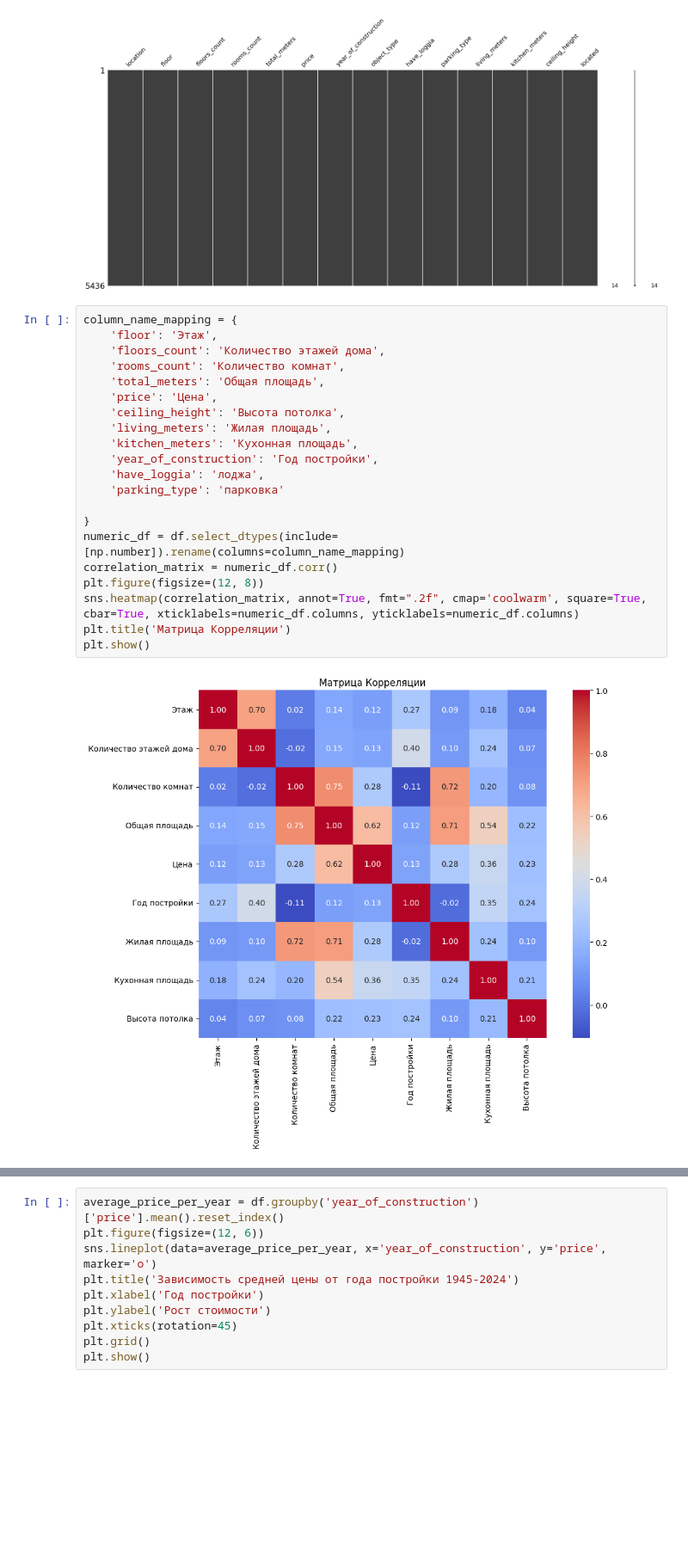
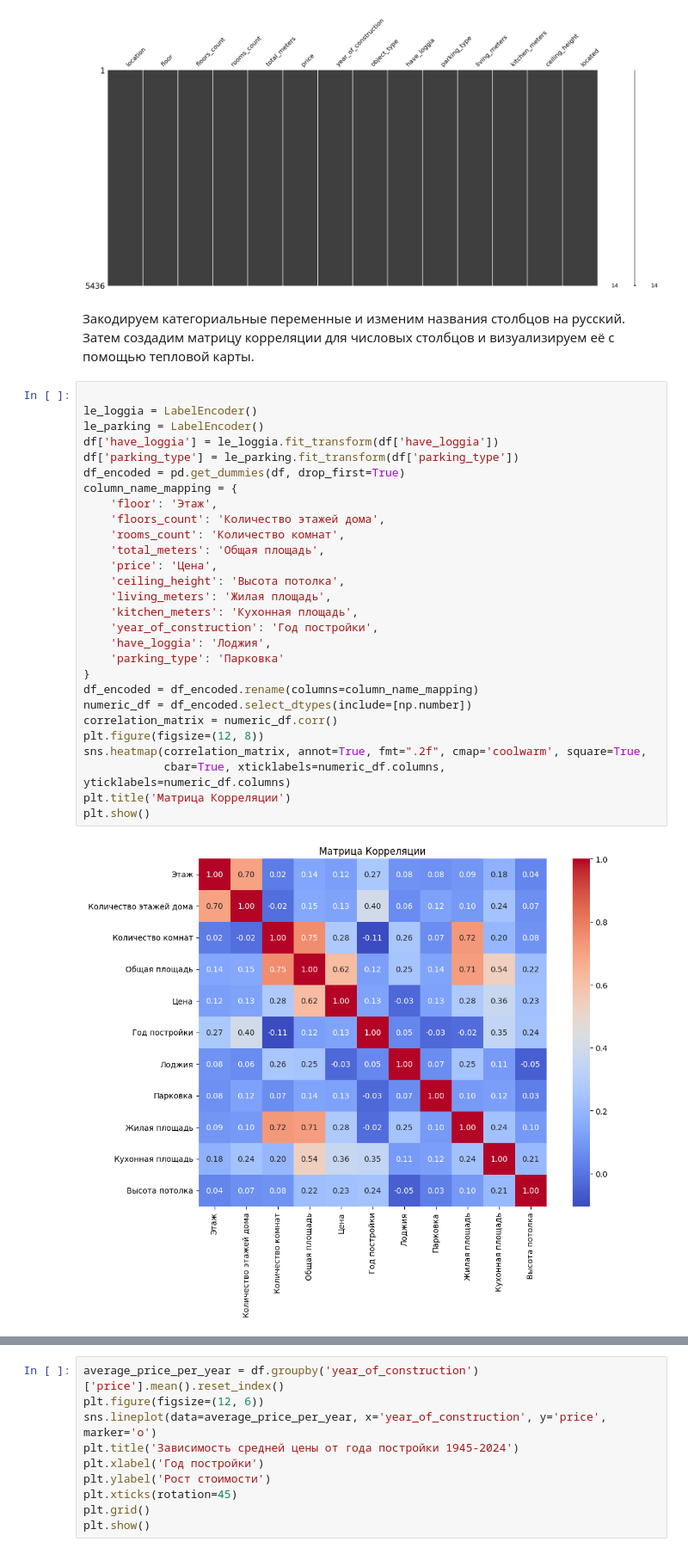
Before and after one commit to Sr123Saha/Data_analysis, a Jupyter notebook: main/main.ipynb, the cells around one changed output, grey strips where cells are left out. Shown at 86% size. Drawn from its saved outputs; the diff is of its cells as text; blank space fills up the shorter version.

```diff
--- a/main/main.ipynb
+++ b/main/main.ipynb
@@ -443,26 +454,35 @@ plt.show()
 # %% [output]
 <Figure size 1000x600 with 0 Axes>
 [figure]
+# %% [markdown]
+Закодируем категориальные переменные и изменим названия столбцов на русский. Затем создадим матрицу корреляции для числовых столбцов и визуализируем её с помощью тепловой карты.
 # %%
+
+le_loggia = LabelEncoder()
+le_parking = LabelEncoder()
+df['have_loggia'] = le_loggia.fit_transform(df['have_loggia'])
+df['parking_type'] = le_parking.fit_transform(df['parking_type'])
+df_encoded = pd.get_dummies(df, drop_first=True)
 column_name_mapping = {
     'floor': 'Этаж',
     'floors_count': 'Количество этажей дома',
     'rooms_count': 'Количество комнат',
     'total_meters': 'Общая площадь',
     'price': 'Цена',
     'ceiling_height': 'Высота потолка',
     'living_meters': 'Жилая площадь',
     'kitchen_meters': 'Кухонная площадь',
     'year_of_construction': 'Год постройки',
-    'have_loggia': 'лоджа',
-    'parking_type': 'парковка'
-
+    'have_loggia': 'Лоджия',
+    'parking_type': 'Парковка'
 }
-numeric_df = df.select_dtypes(include=[np.number]).rename(columns=column_name_mapping)
+df_encoded = df_encoded.rename(columns=column_name_mapping)
+numeric_df = df_encoded.select_dtypes(include=[np.number])
 correlation_matrix = numeric_df.corr()
 plt.figure(figsize=(12, 8))
-sns.heatmap(correlation_matrix, annot=True, fmt=".2f", cmap='coolwarm', square=True, cbar=True, xticklabels=numeric_df.columns, yticklabels=numeric_df.columns)
+sns.heatmap(correlation_matrix, annot=True, fmt=".2f", cmap='coolwarm', square=True,
+            cbar=True, xticklabels=numeric_df.columns, yticklabels=numeric_df.columns)
 plt.title('Матрица Корреляции')
 plt.show()
 # %% [output]
-[figure, old version]
+[figure, new version]
```
Also changed, not shown: parts of 52 cells of this notebook.
